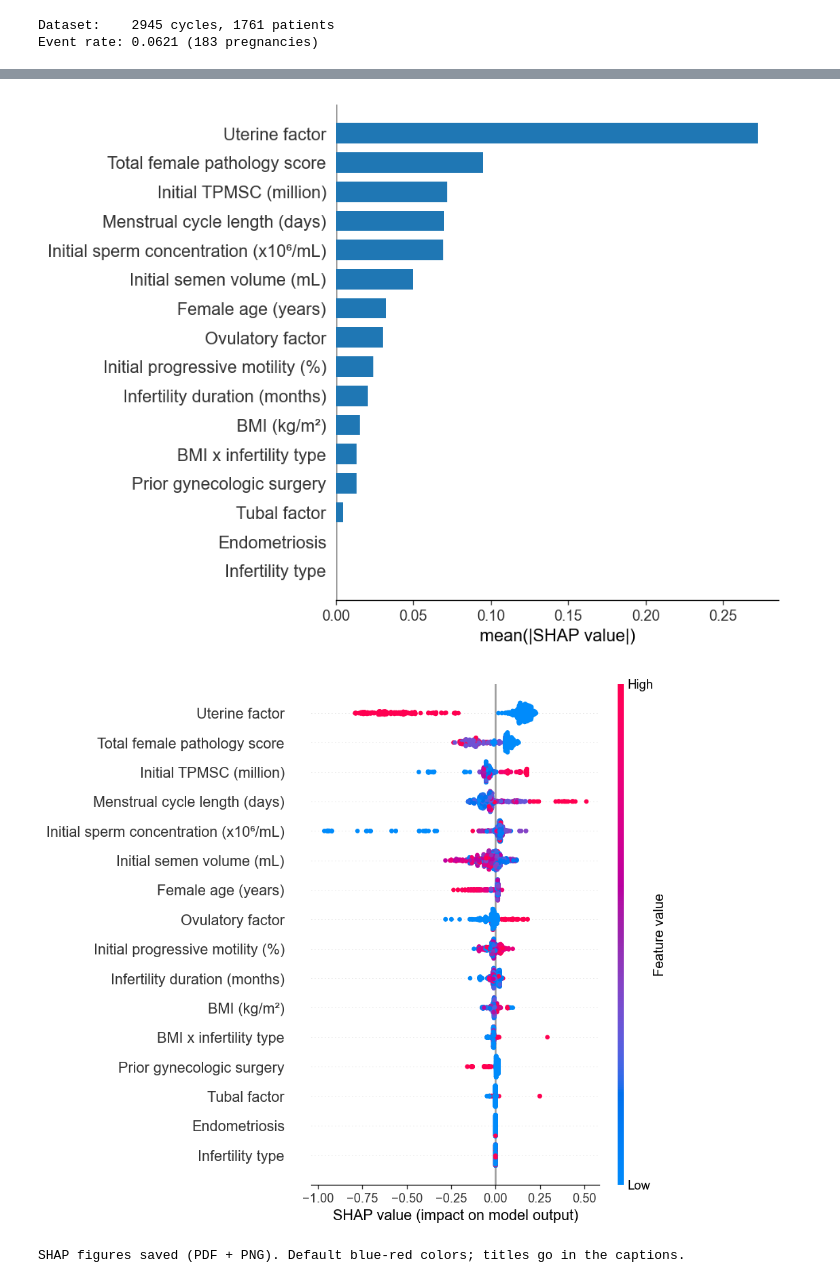
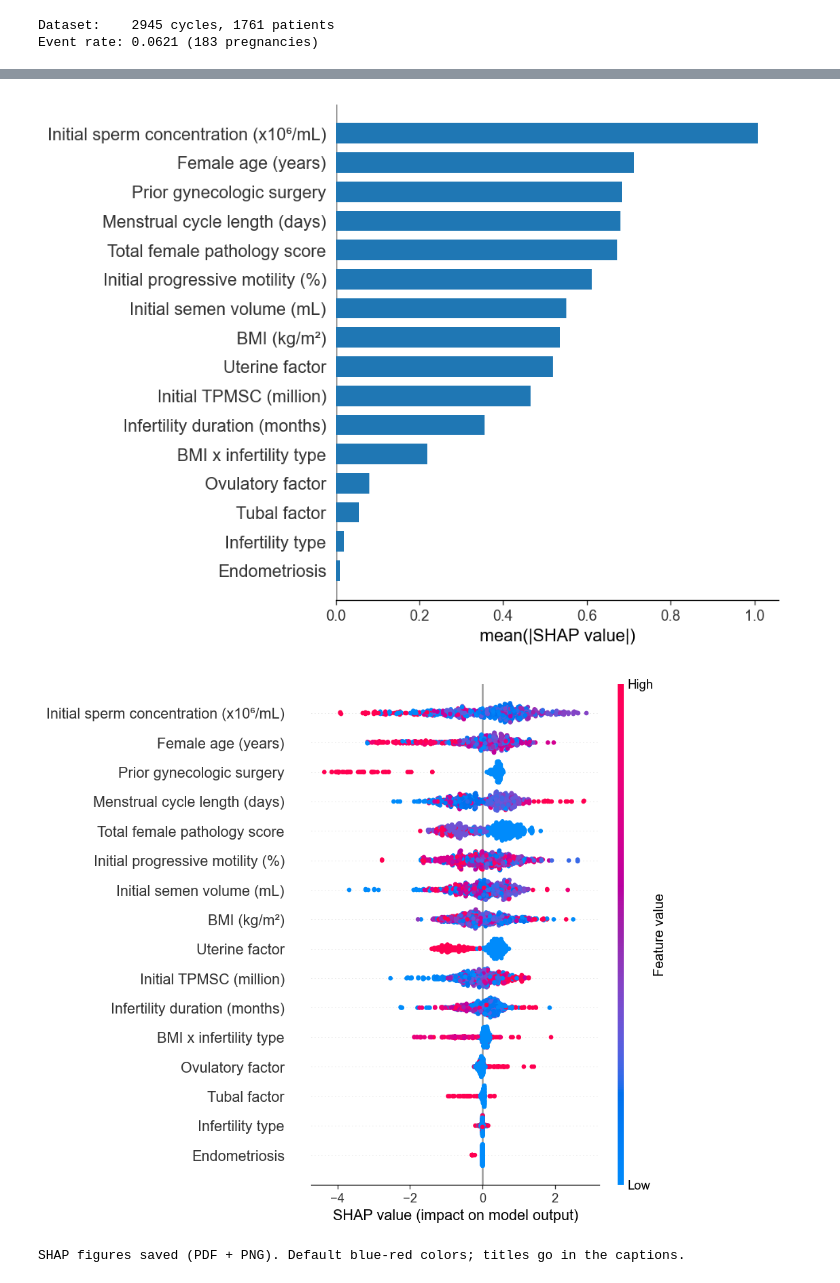
Before and after one commit to napasornangel-cloud/iui-outcome-prediction, a Jupyter notebook: src/first_visit_model.ipynb, the cells around one changed output, grey strips where cells are left out. Drawn from its saved outputs; the diff is of its cells as text; code cells hidden in the pictures.

Commit message:
Update notebooks: final verified pipeline (header reorganization, Holm correction, confirmation guards, calibration fixes)

```diff
--- a/src/first_visit_model.ipynb
+++ b/src/first_visit_model.ipynb
@@ -152,12 +194,30 @@ First visit features: 16
 # %%
 df = pd.read_csv(DATA_PATH)
-df.columns = [re.sub(r"[\[\]<>]", "_", str(c)).replace(" ", "_") for c in df.columns]
+df = clean_column_names(df)
 df = df.loc[:, ~df.columns.str.startswith("Unnamed")]
+
 df["Result"] = pd.to_numeric(df["Result"], errors="coerce")
 df = df.dropna(subset=["Result"])
+
+# FIX: strict {0,1} validation, matching model_training.ipynb's
+# final_sanity_checks()/split cell. Previously this cell cast Result
+# straight to int without checking for unexpected values first, so a
+# stray value (e.g. 2, -1) would silently pass through as a bad label
+# instead of raising.
+valid_target = {0, 1, 0.0, 1.0}
+bad_vals = sorted(set(df["Result"].dropna().unique()) - valid_target)
+if bad_vals:
+    raise ValueError(f"Unexpected values in Result: {bad_vals}")
 df["Result"] = df["Result"].astype(int)
+
+# FIX: drop missing HN BEFORE casting to str -- astype(str) on a NaN
+# float turns it into the literal string "nan", which then survives the
+# `!= ""` filter below and gets treated as a real patient ID. Matches
+# data_prep.py's final_sanity_checks() ordering (dropna, THEN cast).
+df = df.dropna(subset=["HN"])
 df["HN"] = df["HN"].astype(str).str.strip()
 df = df[df["HN"] != ""]
+df = df[df["HN"].str.lower() != "nan"]
 
 print(f"Dataset:    {df.shape[0]} cycles, {df['HN'].nunique()} patients")
 print(f"Event rate: {df['Result'].mean():.4f} ({int(df['Result'].sum())} pregnancies)")
@@ -1001,8 +2670,17 @@ Saved: Comparison_Full_vs_FirstVisit.xlsx
 # SHAP Analysis — First Visit (pre-procedural) 16-feature model
 # Publication-ready. Uses SHAP's DEFAULT blue-red colormap:
 #   Elsevier explicitly considers blue-red colorblind-friendly, so no cividis needed.
-# NOTE: SHAP computed on a model refit on the full training set with identical
-#       hyperparameters (state this in the figure caption / methods).
+#
+# DECISION (revisited, matches model_training.ipynb): SHAP now explains
+# xgb_fv_cal directly -- the actual final base model fit on the Subtrain
+# set inside the calibration cell, i.e. the exact model whose performance
+# is reported and that would be deployed. An earlier version of this cell
+# refit a separate model on the full training set for more stable feature
+# rankings, but that model is technically NOT the same fitted model as the
+# one being evaluated and deployed, even with identical hyperparameters --
+# explaining a different model than the one whose performance is reported
+# is a harder position to defend than reporting genuine ranking
+# instability as a limitation, if any is observed.
 # Titles left OUT of figures -> put them in the manuscript captions (Elsevier style).
 # ==========================================
 import numpy as np
@@ -1013,23 +2691,34 @@ import matplotlib.pyplot as plt
 shap_dir = FIGURE_DIR / "shap"
 shap_dir.mkdir(parents=True, exist_ok=True)
 
-# --- Refit SHAP model on full training set (16 features), identical hyperparameters ---
-X_train_fv_shap = X_train_fv.copy()
-X_test_fv_shap  = X_test_fv.copy()
+if 'xgb_fv_cal' not in globals():
+    raise ValueError("xgb_fv_cal not found. Run the Calibration Split cell first.")
 
-shap_model_fv = XGBClassifier(
-    **clean_params,
-    random_state=42,
-    eval_metric="logloss",
-    scale_pos_weight=(len(y_train) - y_train.sum()) / y_train.sum()
-)
-shap_model_fv.fit(X_train_fv_shap, y_train)
-print(f"SHAP model trained on full train set ({X_train_fv_shap.shape[0]} rows, {X_train_fv_shap.shape[1]} features)")
+# Explain the actual final base model used for calibration and deployment.
+# No new imputer needed: X_test_fv was already transformed by
+# imputer_final_fv (fit on Subtrain only) in the calibration split cell.
+shap_model_fv = xgb_fv_cal
+X_test_fv_shap = X_test_fv.copy()
+
+print(f"Explaining deployed model ({final_model_name}) on test set "
+      f"({X_test_fv_shap.shape[0]} rows, {X_test_fv_shap.shape[1]} features)")
 
 # --- SHAP values on the test set ---
 print("Computing SHAP values...")
 explainer_fv   = shap.TreeExplainer(shap_model_fv)
 shap_values_fv = explainer_fv.shap_values(X_test_fv_shap)
+
+# FIX: some SHAP/model-library combinations (notably LightGBM, which was
+# not previously used here) return a list of per-class arrays for binary
+# classification instead of a single 2D array for the positive class.
+# Normalize to the positive-class array so downstream code (which assumes
+# shap_values_fv.shape == (n_samples, n_features)) works regardless of
+# which algorithm ended up locked.
+if isinstance(shap_values_fv, list):
+    print(f"shap_values() returned a list of {len(shap_values_fv)} class arrays; "
+          f"using index 1 (positive class).")
+    shap_values_fv = shap_values_fv[1]
+
 print("SHAP values shape:", shap_values_fv.shape)
 
 # --- Readable feature names (raw -> display) ---
@@ -1136,4 +2825,4 @@ SHAP Feature Importance:
-[figure, old version]
+[figure, new version]
-[figure, old version]
+[figure, new version]
 SHAP figures saved (PDF + PNG). Default blue-red colors; titles go in the captions.
 # %% [markdown]
```
Also changed, not shown: parts of 38 cells of this notebook, 1 other file.
